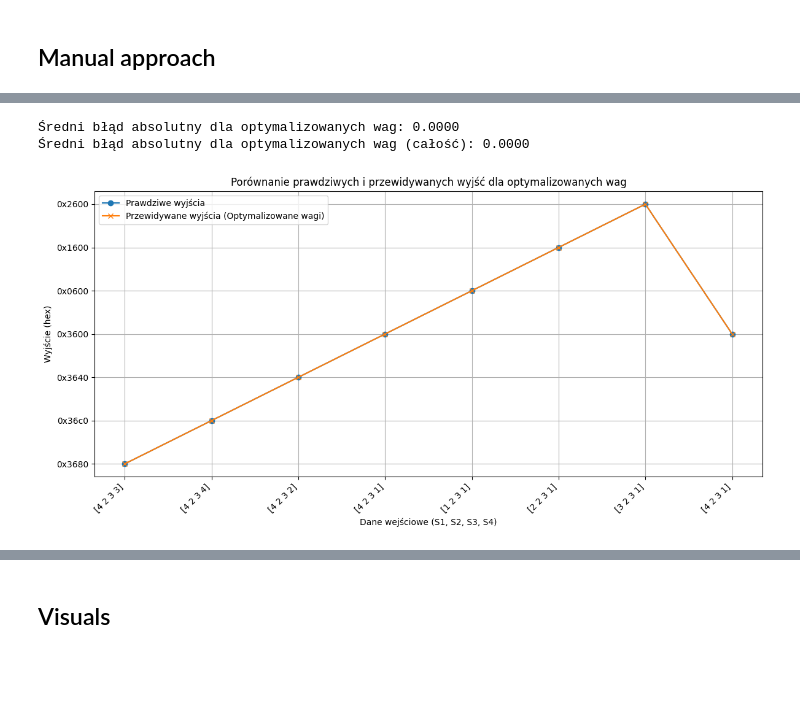
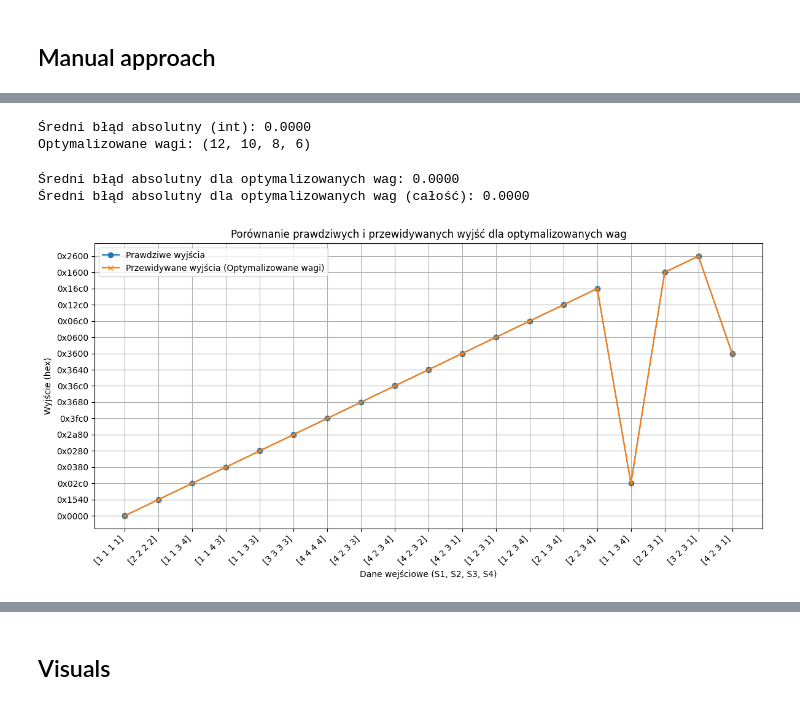
Before and after one commit to ekamil/dell-ddc-documentation, a Jupyter notebook: analyse_inputs.ipynb, the cells around one changed output, grey strips where cells are left out. Cells and saved outputs as stored; diff of their text form; code cells hidden in the pictures; blank space fills up the shorter version.

```diff
--- a/analyse_inputs.ipynb
+++ b/analyse_inputs.ipynb
@@ -427,7 +358,0 @@ predictions = model.predict(X_test)
-# %%
-from math import log2
-
-print("Wagi regresji liniowej:")
-for feature, coef in zip(X.columns, model.coef_):
-    c = log2(abs(int(coef)))
-    print(f"{feature}: {c:.4f}")
@@ -436,3 +359,13 @@ for feature, coef in zip(X.columns, model.coef_):
+# %%
+# Alternatively just use the whole thing for training
+feature_names = ["S1", "S2", "S3", "S4"]
+X = df[feature_names]  # Stany wejściowe
+y = df["Output"]  # Wyjście (2 bajty)
+
+X_train = X.copy()
+X_test = X.copy()
+y_train = y.copy()
+y_test = y.copy()
 # %% [markdown]
 ## Manual approach
 # %%
@@ -465,14 +398,14 @@ def generate_function(w6=0, w7=5, w8=10):
     return model
 # %%
 # 4. Funkcja generująca funkcję predykcyjną na podstawie wag (E7, KVM)
-def generate_function(w1=11, w2=8, w3=8, w4=5):
+def generate_function(w1=4, w2=6, w3=8, w4=12):
     def model(DP1, DP2, HDMI1, HDMI2):
+        w1, w2, w3, w4 = (12, 10, 8, 6)
         return (
-            0
-            + DP1 * (2 << w1)
-            - DP2 * (2 << w2)
-            - HDMI1 * (2 << w3)
-            - ((HDMI2 - 1) * (-2 << w4))
+            ((DP1 - 1) << w1)
+            ^ ((DP2 - 1) << w2)
+            ^ ((HDMI1 - 1) << w3)
+            ^ ((HDMI2 - 1) << w4)
         )
 
     return model
@@ -547,5 +412,47 @@ Optymalizowane wagi: (11, 8, 8, 5)
+# %%
+from scipy.optimize import minimize
+from itertools import product
+from typing import Callable
+from sklearn.metrics import mean_absolute_error
+
+
+def grid_search_integer_weights(
+    X,
+    y,
+    model_generator: Callable,
+    n_weights=4,
+    min_weight=0,
+    max_weight=16,
+):
+    best_mae = float("inf")
+    best_weights = None
+    for weights in product(range(min_weight, max_weight + 1), repeat=n_weights):
+        model = model_generator(*weights)
+        predictions = np.array([model(*row) for row in X.values])
+        mae = mean_absolute_error(y, predictions)
+        if mae < best_mae:
+            best_mae = mae
+            best_weights = weights
+    return best_weights, best_mae
+
+
+optimized_weights, best_mae = grid_search_integer_weights(
+    X_train,
+    y_train,
+    generate_function,
+    n_weights=4,
+    min_weight=4,
+    max_weight=12,
+)
+print(f"Średni błąd absolutny (int): {best_mae:.4f}")
+print("Optymalizowane wagi:", optimized_weights)
+# %% [output]
+Średni błąd absolutny (int): 0.0000
+Optymalizowane wagi: (12, 10, 8, 6)
+# %%
+# optional override
+optimized_weights = (12, 10, 8, 6)
 # %%
-optimized_weights = (11, 8, 8, 5)
 # 7. Test with new weights
 optimized_model = generate_function(*optimized_weights)
 predicted_outputs = np.array([optimized_model(*row) for row in X_test.values])
@@ -558,32 +465,33 @@ all_true_outputs = y.values
 all_predicted_outputs = np.array([optimized_model(*row) for row in all_inputs])
 print(f"Średni błąd absolutny dla optymalizowanych wag (całość): {mae:.4f}")
 
 
 # 8.2 Plot
 x_labels = [f"{row}" for row in X.values]
 plt.figure(figsize=(12, 6))
 plt.plot(
     range(len(y)),
     [f"{int(val):#06x}" for val in y.values],
     label="Prawdziwe wyjścia",
     marker="o",
 )
 plt.plot(
     range(len(all_predicted_outputs)),
     [f"{int(val):#06x}" for val in all_predicted_outputs],
     label="Przewidywane wyjścia (Optymalizowane wagi)",
     marker="x",
 )
 plt.xticks(ticks=range(len(x_labels)), labels=x_labels, rotation=45, ha="right")
 plt.title("Porównanie prawdziwych i przewidywanych wyjść dla optymalizowanych wag")
 plt.xlabel("Dane wejściowe (S1, S2, S3, S4)")
 plt.ylabel("Wyjście (hex)")
 plt.legend()
 plt.grid()
 plt.tight_layout()
+
 plt.show()
 # %% [output]
 Średni błąd absolutny dla optymalizowanych wag: 0.0000
 Średni błąd absolutny dla optymalizowanych wag (całość): 0.0000
-[figure, old version]
+[figure, new version]
 # %%
```
Also changed, not shown: parts of 40 cells of this notebook, 4 other files.
